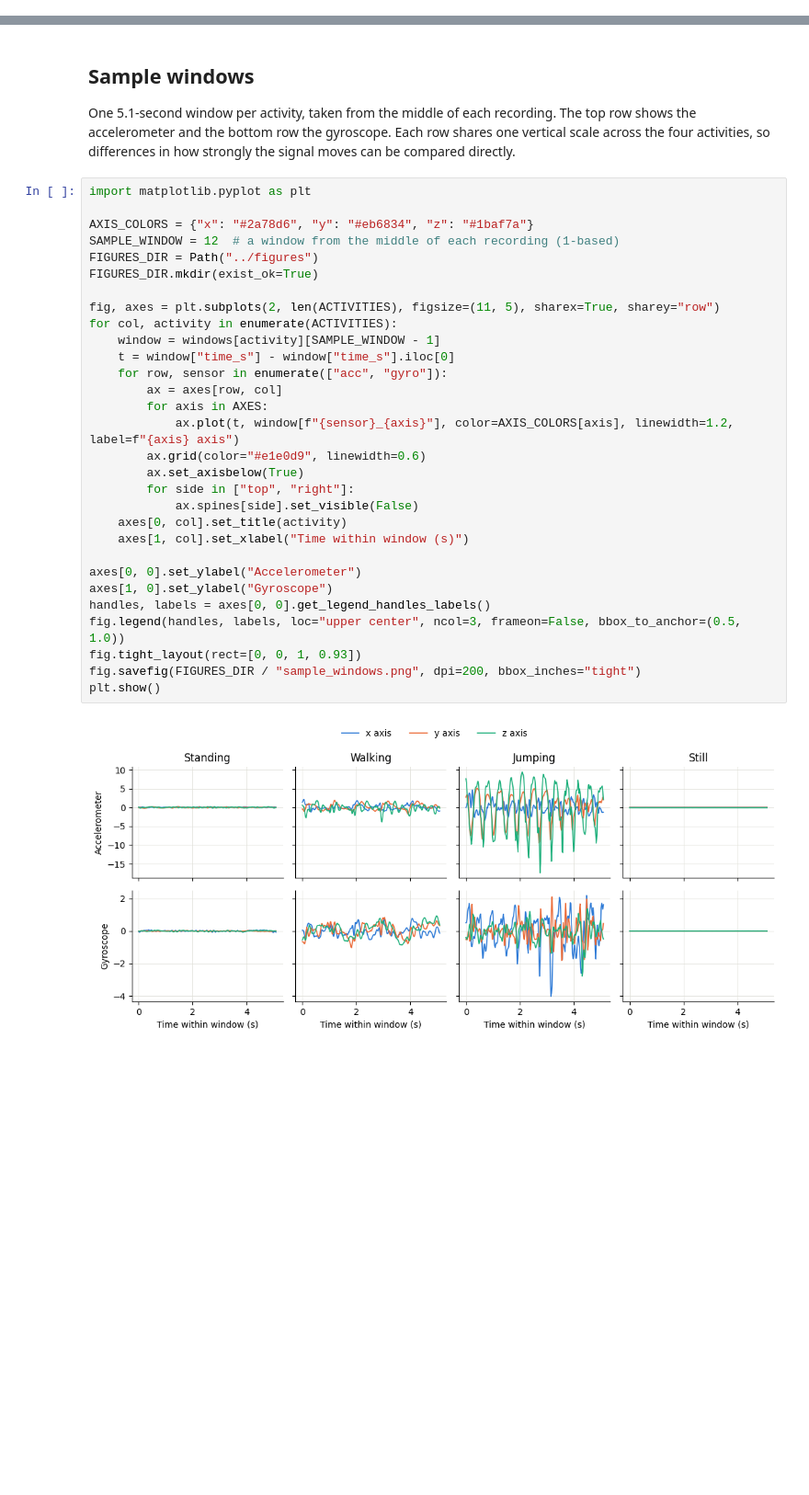
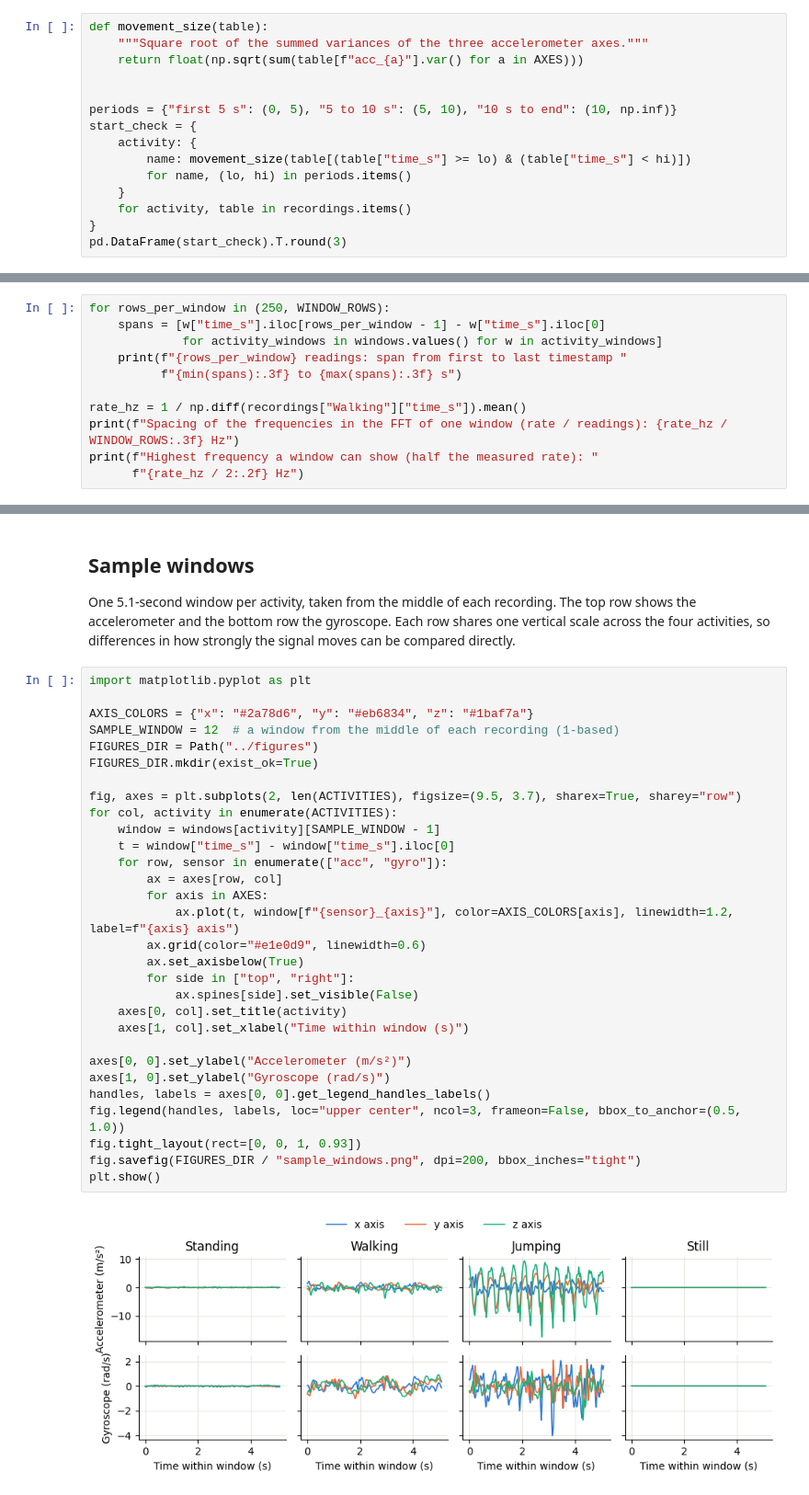
Before and after one commit to jmuhire13/hmm-activity-recognition, a Jupyter notebook: notebooks/data_preparation.ipynb, the cells around one changed output, grey strips where cells are left out. Shown at 92% size. Drawn from its saved outputs; the diff is of its cells as text; blank space fills up the shorter version.

```diff
--- a/notebooks/data_preparation.ipynb
+++ b/notebooks/data_preparation.ipynb
@@ -53,0 +89,15 @@ Still     rows=6167  duration=123.7s
+# %%
+def movement_size(table):
+    """Square root of the summed variances of the three accelerometer axes."""
+    return float(np.sqrt(sum(table[f"acc_{a}"].var() for a in AXES)))
+
+
+periods = {"first 5 s": (0, 5), "5 to 10 s": (5, 10), "10 s to end": (10, np.inf)}
+start_check = {
+    activity: {
+        name: movement_size(table[(table["time_s"] >= lo) & (table["time_s"] < hi)])
+        for name, (lo, hi) in periods.items()
+    }
+    for activity, table in recordings.items()
+}
+pd.DataFrame(start_check).T.round(3)
@@ -93,0 +158,11 @@ summary
+# %%
+for rows_per_window in (250, WINDOW_ROWS):
+    spans = [w["time_s"].iloc[rows_per_window - 1] - w["time_s"].iloc[0]
+             for activity_windows in windows.values() for w in activity_windows]
+    print(f"{rows_per_window} readings: span from first to last timestamp "
+          f"{min(spans):.3f} to {max(spans):.3f} s")
+
+rate_hz = 1 / np.diff(recordings["Walking"]["time_s"]).mean()
+print(f"Spacing of the frequencies in the FFT of one window (rate / readings): {rate_hz / WINDOW_ROWS:.3f} Hz")
+print(f"Highest frequency a window can show (half the measured rate): "
+      f"{rate_hz / 2:.2f} Hz")
@@ -145,32 +231,32 @@ compared directly.
 # %%
 import matplotlib.pyplot as plt
 
 AXIS_COLORS = {"x": "#2a78d6", "y": "#eb6834", "z": "#1baf7a"}
 SAMPLE_WINDOW = 12  # a window from the middle of each recording (1-based)
 FIGURES_DIR = Path("../figures")
 FIGURES_DIR.mkdir(exist_ok=True)
 
-fig, axes = plt.subplots(2, len(ACTIVITIES), figsize=(11, 5), sharex=True, sharey="row")
+fig, axes = plt.subplots(2, len(ACTIVITIES), figsize=(9.5, 3.7), sharex=True, sharey="row")
 for col, activity in enumerate(ACTIVITIES):
     window = windows[activity][SAMPLE_WINDOW - 1]
     t = window["time_s"] - window["time_s"].iloc[0]
     for row, sensor in enumerate(["acc", "gyro"]):
         ax = axes[row, col]
         for axis in AXES:
             ax.plot(t, window[f"{sensor}_{axis}"], color=AXIS_COLORS[axis], linewidth=1.2, label=f"{axis} axis")
         ax.grid(color="#e1e0d9", linewidth=0.6)
         ax.set_axisbelow(True)
         for side in ["top", "right"]:
             ax.spines[side].set_visible(False)
     axes[0, col].set_title(activity)
     axes[1, col].set_xlabel("Time within window (s)")
 
-axes[0, 0].set_ylabel("Accelerometer")
-axes[1, 0].set_ylabel("Gyroscope")
+axes[0, 0].set_ylabel("Accelerometer (m/s²)")
+axes[1, 0].set_ylabel("Gyroscope (rad/s)")
 handles, labels = axes[0, 0].get_legend_handles_labels()
 fig.legend(handles, labels, loc="upper center", ncol=3, frameon=False, bbox_to_anchor=(0.5, 1.0))
 fig.tight_layout(rect=[0, 0, 1, 0.93])
 fig.savefig(FIGURES_DIR / "sample_windows.png", dpi=200, bbox_inches="tight")
 plt.show()
 # %% [output]
-[figure, old version]
+[figure, new version]
```
Also changed, not shown: parts of 15 cells of this notebook, 12 other files.
